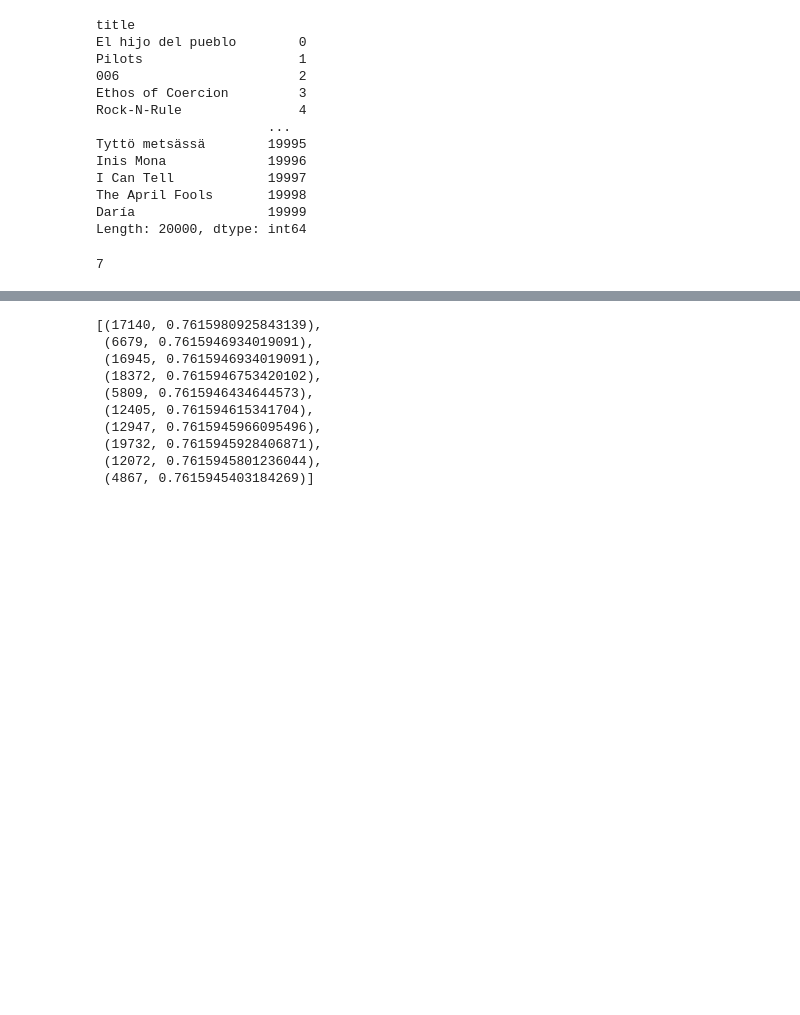
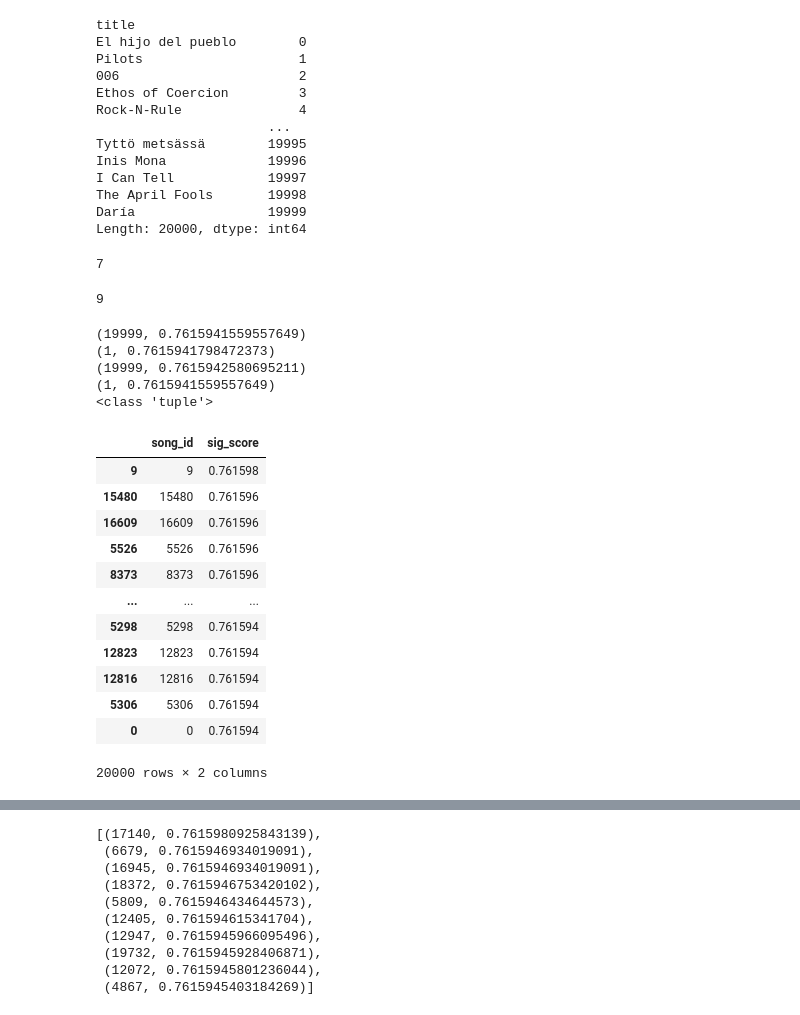
Before and after one commit to ERoszczyk/music_recommendation, a Jupyter notebook: content_based_filtering.ipynb, the cells around one changed output, grey strips where cells are left out. Saved outputs shown, nothing was run; the diff lists cells and outputs as text; code cells hidden in the pictures; blank space fills up the shorter version.

```diff
--- a/content_based_filtering.ipynb
+++ b/content_based_filtering.ipynb
@@ -204,0 +219,39 @@ idx
+# %%
+idx2 = indices['Night And Day']
+idx2
+# %% [output]
+9
+# %%
+sig_scores = list(enumerate(songs_sig[idx]))
+print(sig_scores[-1])
+print(sig_scores[1])
+sig_scores2 = list(enumerate(songs_sig[idx2]))
+print(sig_scores2[-1])
+print(sig_scores2[1])
+print(type(sig_scores[1]))
+# %% [output]
+(19999, 0.7615941559557649)
+(1, 0.7615941798472373)
+(19999, 0.7615942580695211)
+(1, 0.7615941559557649)
+<class 'tuple'>
+# %%
+sig_scores_df = pd.DataFrame(sig_scores, columns=['song_id', 'sig_score'])
+sig_scores_df.sort_values(by='sig_score', ascending=False)
+
+sig_scores_df2 = pd.DataFrame(sig_scores2, columns=['song_id', 'sig_score'])
+sig_scores_df2.sort_values(by='sig_score', ascending=False)
+# %% [output]
+|  | song_id | sig_score |
+| 9 | 9 | 0.761598 |
+| 15480 | 15480 | 0.761596 |
+| 16609 | 16609 | 0.761596 |
+| 5526 | 5526 | 0.761596 |
+| 8373 | 8373 | 0.761596 |
+| ... | ... | ... |
+| 5298 | 5298 | 0.761594 |
+| 12823 | 12823 | 0.761594 |
+| 12816 | 12816 | 0.761594 |
+| 5306 | 5306 | 0.761594 |
+| 0 | 0 | 0.761594 |
+20000 rows × 2 columns
```
Also changed, not shown: parts of 11 cells of this notebook, 2 other files.
